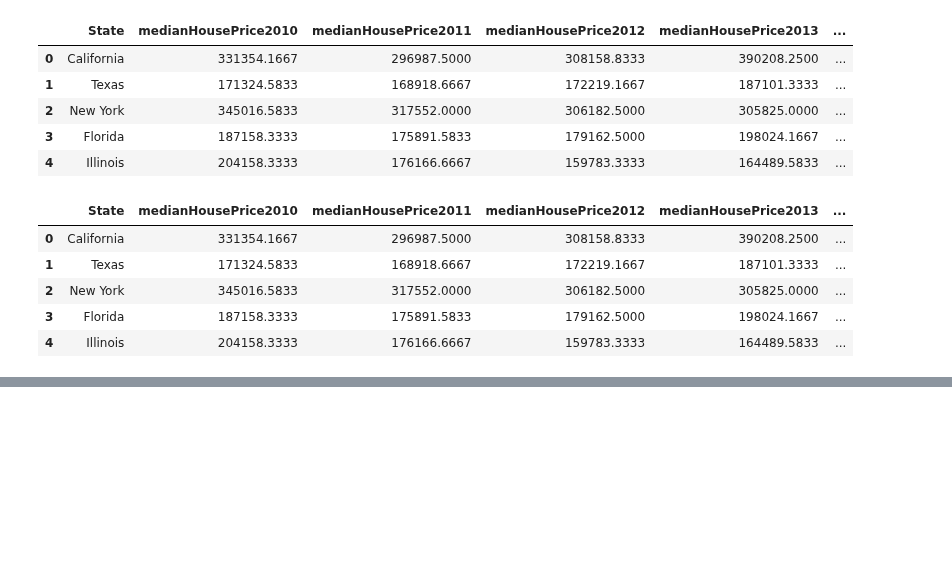
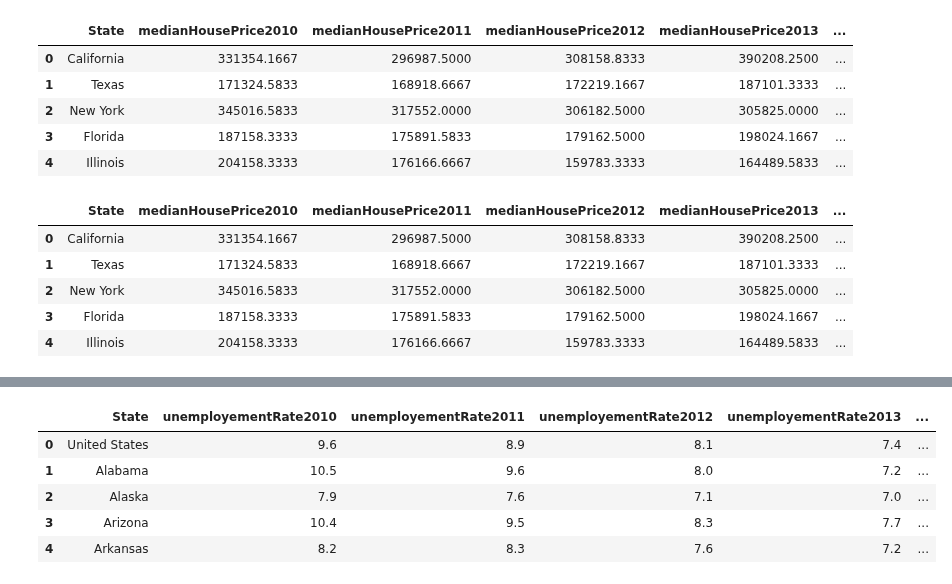
Before and after one commit to faragshawky86/Geo-Homelessness, a Jupyter notebook: Yann/Graph 2.ipynb, the cells around one changed output, grey strips where cells are left out. Saved outputs shown, nothing was run; the diff lists cells and outputs as text; code cells hidden in the pictures; blank space fills up the shorter version.

```diff
--- a/Yann/Graph 2.ipynb
+++ b/Yann/Graph 2.ipynb
@@ -226,0 +260,9 @@ Price_to_Homelessness_df.to_csv("dataframes/Price_to_Homelessness.csv", header=T
+# %%
+new_unemploy_df.head()
+# %% [output]
+|  | State | unemployementRate2010 | unemployementRate2011 | unemployementRate2012 | unemployementRate2013 | ... |
+| 0 | United States | 9.6 | 8.9 | 8.1 | 7.4 | ... |
+| 1 | Alabama | 10.5 | 9.6 | 8.0 | 7.2 | ... |
+| 2 | Alaska | 7.9 | 7.6 | 7.1 | 7.0 | ... |
+| 3 | Arizona | 10.4 | 9.5 | 8.3 | 7.7 | ... |
+| 4 | Arkansas | 8.2 | 8.3 | 7.6 | 7.2 | ... |
```
Also changed, not shown: parts of 9 cells of this notebook, 6 other files.
